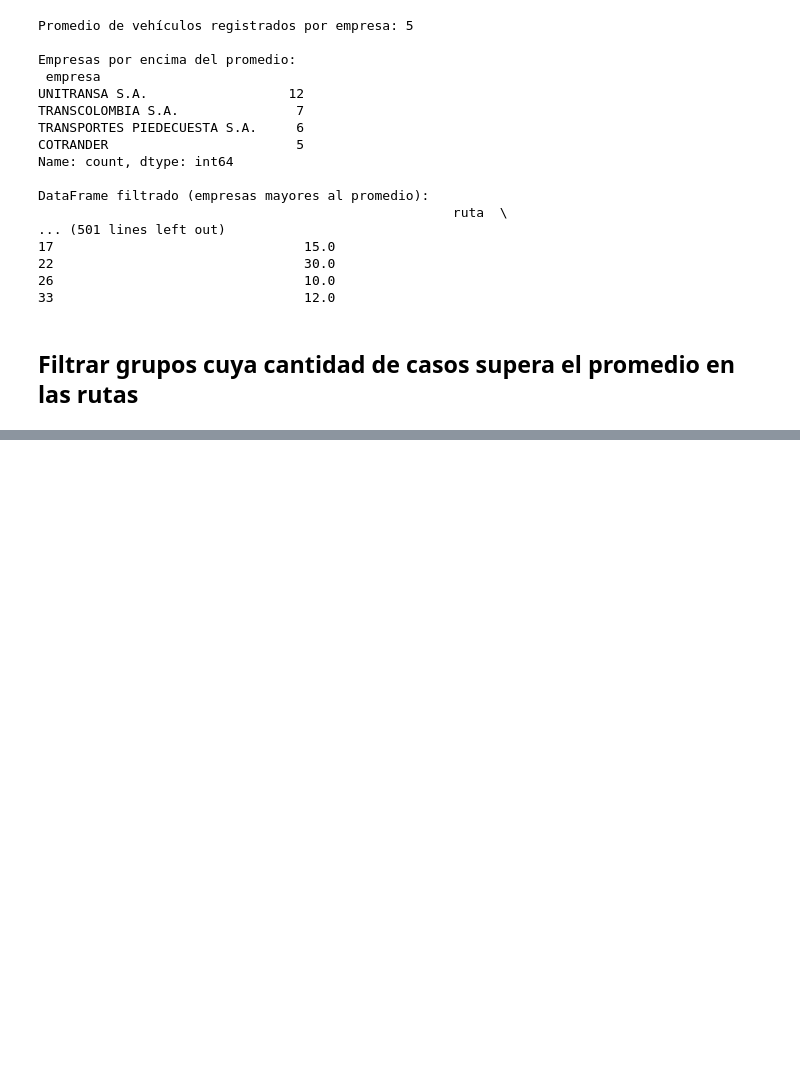
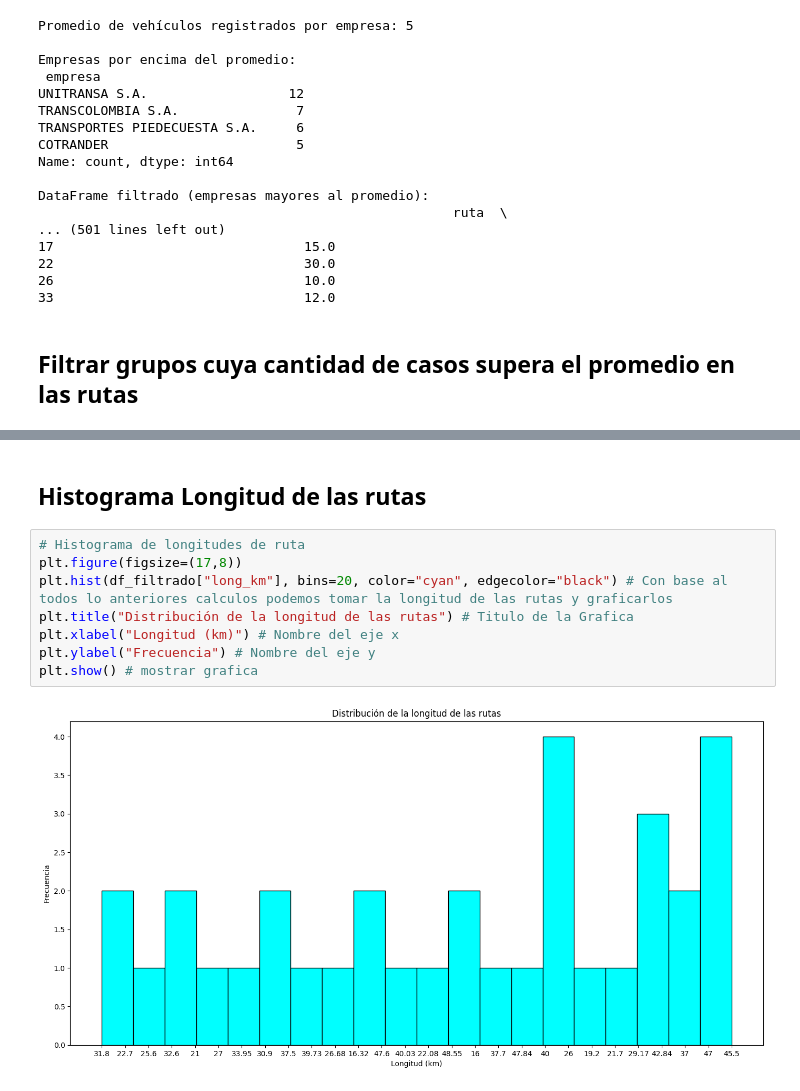
Before and after one commit to Zuan-Caleb-CE/Desafio_Estructura_de_Datos, a Jupyter notebook: Desafio_Est.ipynb, the cells around one changed output, grey strips where cells are left out. Saved outputs shown, nothing was run; the diff lists cells and outputs as text; blank space fills up the shorter version.

```diff
--- a/Desafio_Est.ipynb
+++ b/Desafio_Est.ipynb
@@ -623,0 +568,12 @@ Tamaño del DataFrame filtrado: (23, 16)
+# %% [markdown]
+## **Histograma** Longitud de las rutas
+# %%
+# Histograma de longitudes de ruta
+plt.figure(figsize=(17,8))
+plt.hist(df_filtrado["long_km"], bins=20, color="cyan", edgecolor="black") # Con base al todos lo anteriores calculos podemos tomar la longitud de las rutas y graficarlos
+plt.title("Distribución de la longitud de las rutas") # Titulo de la Grafica
+plt.xlabel("Longitud (km)") # Nombre del eje x
+plt.ylabel("Frecuencia") # Nombre del eje y
+plt.show() # mostrar grafica
+# %% [output]
+[figure, added]
```
Also changed, not shown: parts of 10 cells of this notebook.
